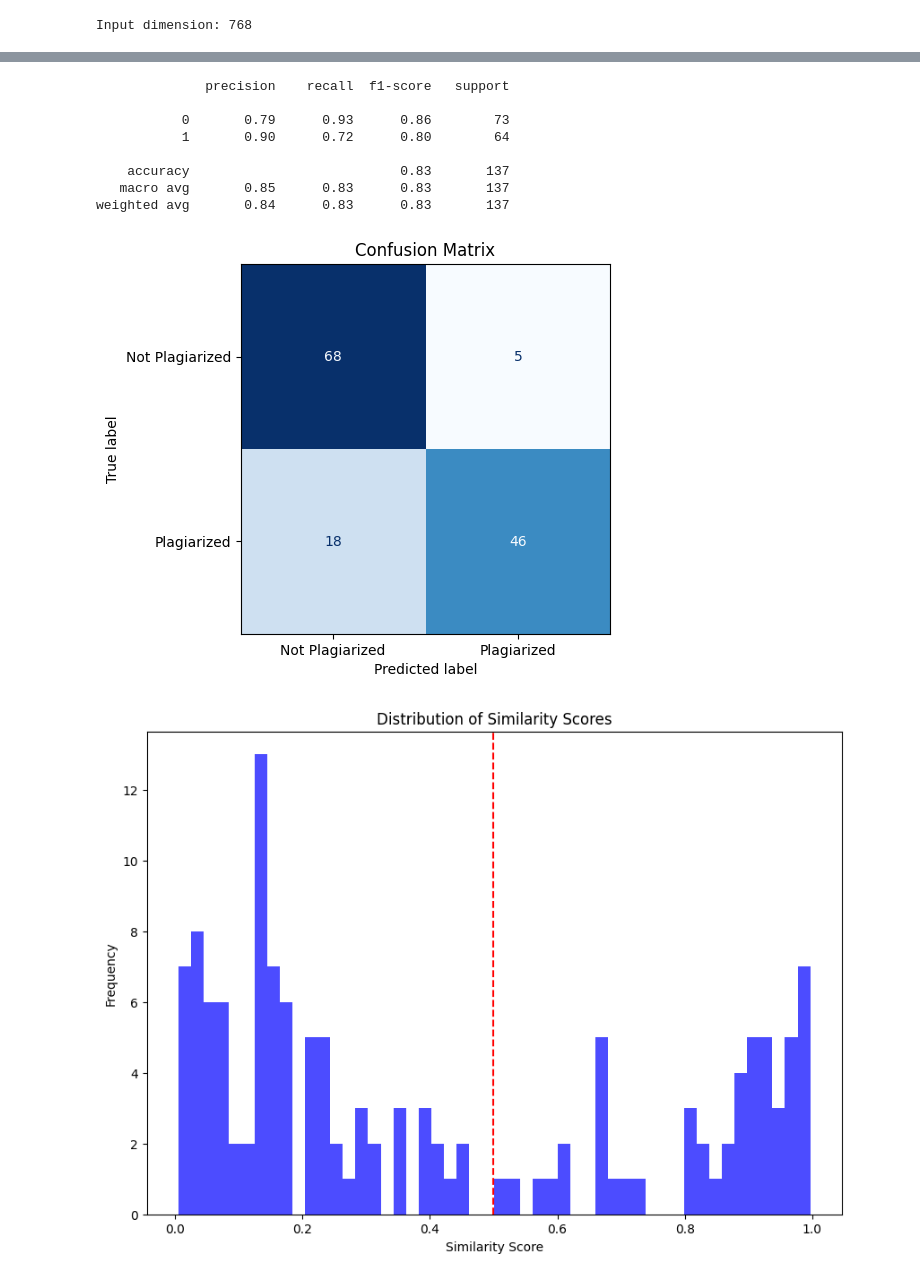
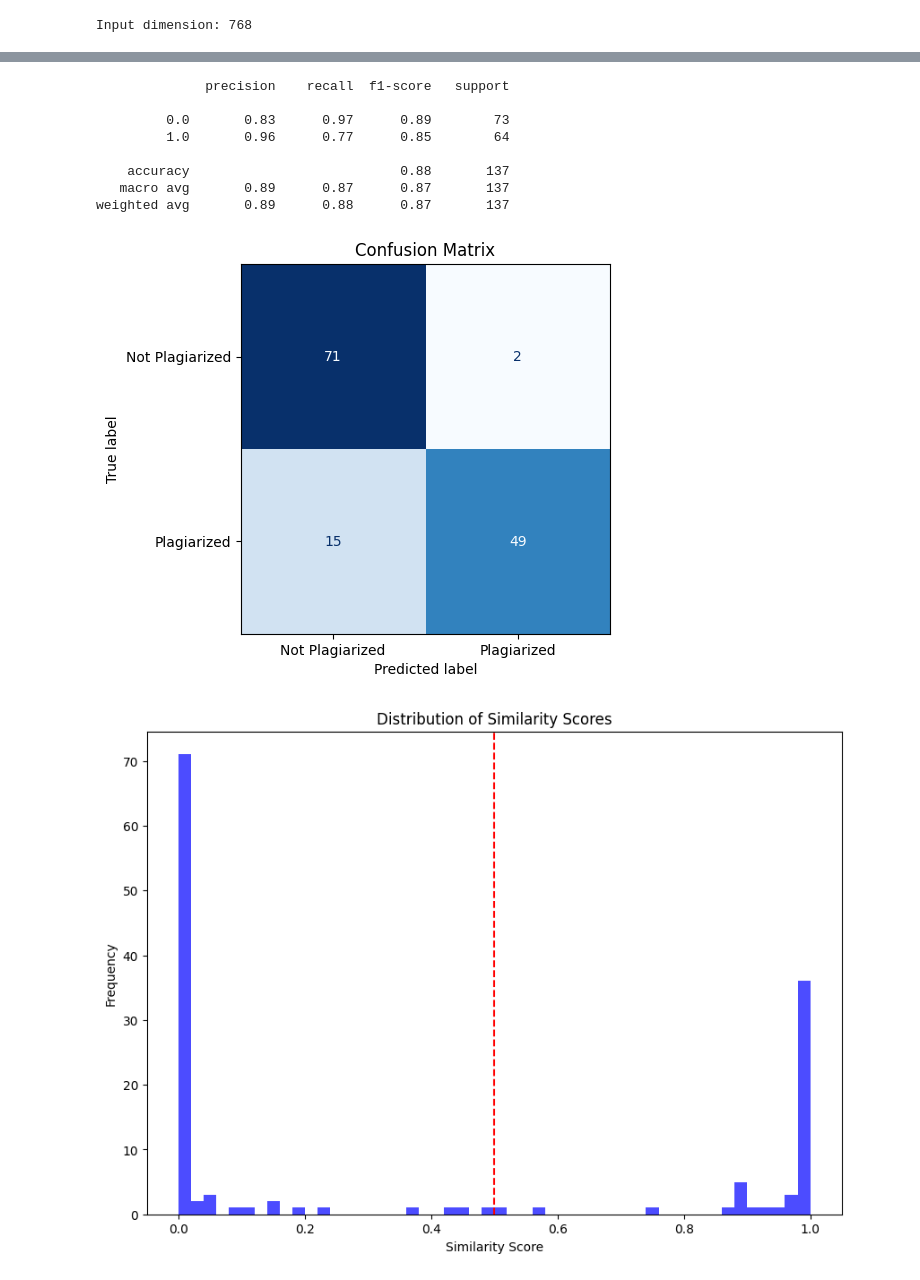
Before and after one commit to salgue441/aether, a Jupyter notebook: research/notebooks/codeberta-small-v1/simple_classifier.ipynb, the cells around one changed output, grey strips where cells are left out. Cells and saved outputs as stored; diff of their text form; code cells hidden in the pictures.

Commit message:
feat(model): classifier optim

```diff
--- a/research/notebooks/codeberta-small-v1/simple_classifier.ipynb
+++ b/research/notebooks/codeberta-small-v1/simple_classifier.ipynb
@@ -268,21 +268,21 @@ input_dim = X_train.shape[1]
 print(f"Input dimension: {input_dim}")
 
 model = torch.nn.Sequential(
-    torch.nn.Linear(input_dim, 64),
+    torch.nn.Linear(input_dim, 32),
     torch.nn.ReLU(),
-    torch.nn.Dropout(0.5),
-    torch.nn.Linear(64, 32),
-    torch.nn.ReLU(),
-    torch.nn.Dropout(0.5),
+    torch.nn.Dropout(0.6),
     torch.nn.Linear(32, 16),
     torch.nn.ReLU(),
-    torch.nn.Dropout(0.5),
+    torch.nn.Dropout(0.6),
     torch.nn.Linear(16, 1),
     torch.nn.Sigmoid(),
 ).to(device)
 
-optimizer = torch.optim.Adam(model.parameters(), lr=0.00001)
+optimizer = torch.optim.Adam(model.parameters(), lr=0.001, weight_decay=0.0001)
 criterion = torch.nn.BCELoss()
 # %% [output]
 Input dimension: 768
+# %%
+num_epochs = 100
+batch_size = 32
 # %%
@@ -333,22 +332,23 @@ Epoch [1000/1000], Loss: 0.2844, Val Loss: 0.4462, Val Accuracy: 0.8623
 # %%
 # test the model
 model.eval()
 with torch.no_grad():
     test_X = torch.tensor(X_test).to(device)
     test_Y = torch.tensor(Y_test).to(device).unsqueeze(1)
     outputs = model(test_X)
-    Y_test = Y_test.astype(int)
-    df_test = pd.DataFrame({"plagio": Y_test, "similarity": outputs.cpu().numpy().flatten()})
+    test_Y = test_Y.cpu().numpy().flatten()
+    outputs = outputs.cpu().numpy().flatten()
+    df_test = pd.DataFrame({"plagio": test_Y, "similarity": outputs})
 
 evaluate_model(df_test, threshold=0.5)
 # %% [output]
               precision    recall  f1-score   support
 
-           0       0.79      0.93      0.86        73
-           1       0.90      0.72      0.80        64
+         0.0       0.83      0.97      0.89        73
+         1.0       0.96      0.77      0.85        64
 
-    accuracy                           0.83       137
-   macro avg       0.85      0.83      0.83       137
-weighted avg       0.84      0.83      0.83       137
+    accuracy                           0.88       137
+   macro avg       0.89      0.87      0.87       137
+weighted avg       0.89      0.88      0.87       137
 [figure]
-[figure, old version]
+[figure, new version]
```
Also changed, not shown: parts of 2 cells of this notebook.
